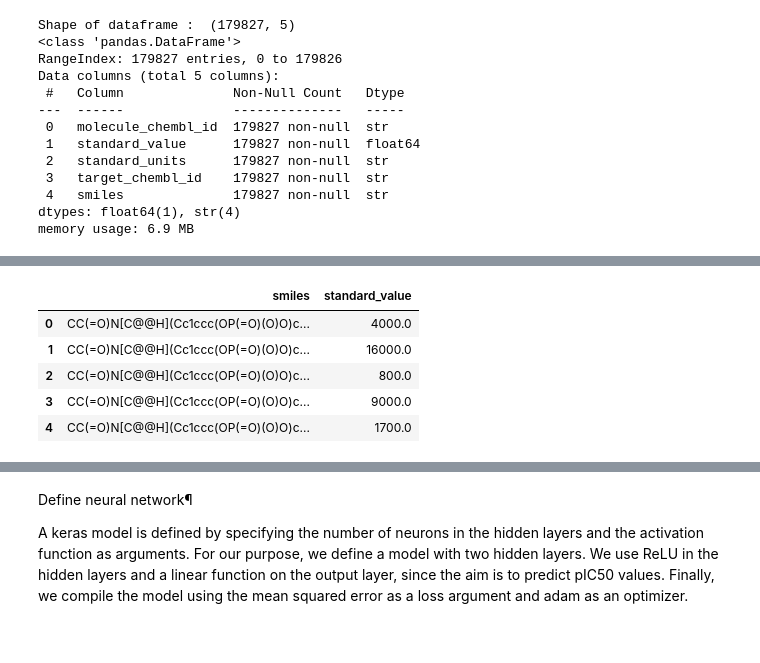
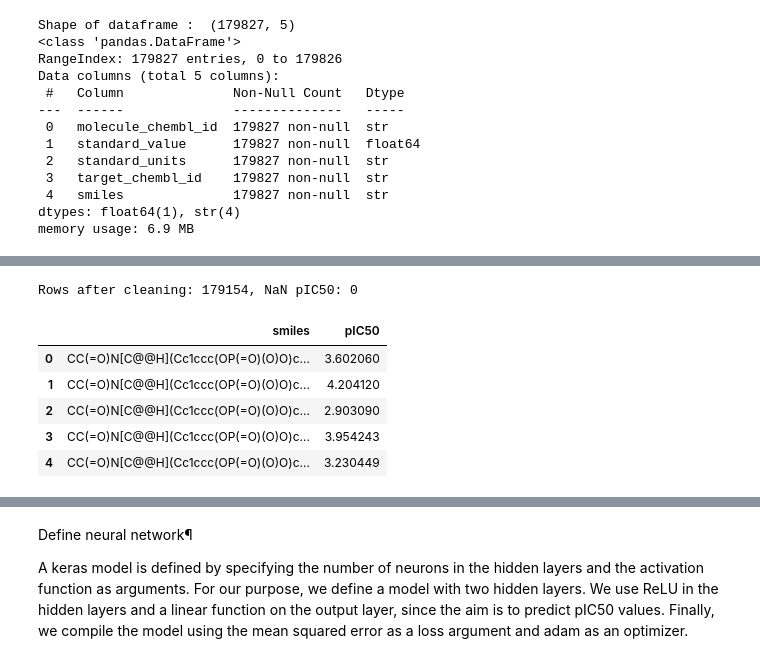
Before and after one commit to gutheb/datascience_open, a Jupyter notebook: mainnotebook.ipynb, the cells around one changed output, grey strips where cells are left out. Drawn from its saved outputs; the diff is of its cells as text; code cells hidden in the pictures.

```diff
--- a/mainnotebook.ipynb
+++ b/mainnotebook.ipynb
@@ -58,14 +58,24 @@ df.head()
 | 3 | CHEMBL13462 | 9000.0 | nM | CHEMBL267 | CC(=O)N[C@@H](Cc1ccc(OP(=O)(O)O)c... |
 | 4 | CHEMBL13462 | 1700.0 | nM | CHEMBL267 | CC(=O)N[C@@H](Cc1ccc(OP(=O)(O)O)c... |
 # %%
-# Keep necessary columns
-chembl_df = df[["smiles", "standard_value"]]
+# Keep necessary columns in needed format and save as csv
+chembl_df = df[["smiles", "standard_value"]].dropna()
+chembl_df = chembl_df[chembl_df["standard_value"] > 0].reset_index(drop=True)
+smiles = []
+pIC50 = []
+for row in chembl_df.itertuples():
+    smiles.append(row.smiles)
+    pIC50.append(np.log10(row.standard_value))
+chembl_df = pd.DataFrame({"smiles": smiles, "pIC50": pIC50})
+chembl_df.to_csv(HERE / "chembl_kinase.csv", index=False)
+print(f"Rows after cleaning: {len(chembl_df)}, NaN pIC50: {chembl_df['pIC50'].isna().sum()}")
 chembl_df.head()
 # NBVAL_CHECK_OUTPUT
 # %% [output]
+Rows after cleaning: 179154, NaN pIC50: 0
-|  | smiles | standard_value |
-| 0 | CC(=O)N[C@@H](Cc1ccc(OP(=O)(O)O)c... | 4000.0 |
-| 1 | CC(=O)N[C@@H](Cc1ccc(OP(=O)(O)O)c... | 16000.0 |
-| 2 | CC(=O)N[C@@H](Cc1ccc(OP(=O)(O)O)c... | 800.0 |
-| 3 | CC(=O)N[C@@H](Cc1ccc(OP(=O)(O)O)c... | 9000.0 |
-| 4 | CC(=O)N[C@@H](Cc1ccc(OP(=O)(O)O)c... | 1700.0 |
+|  | smiles | pIC50 |
+| 0 | CC(=O)N[C@@H](Cc1ccc(OP(=O)(O)O)c... | 3.602060 |
+| 1 | CC(=O)N[C@@H](Cc1ccc(OP(=O)(O)O)c... | 4.204120 |
+| 2 | CC(=O)N[C@@H](Cc1ccc(OP(=O)(O)O)c... | 2.903090 |
+| 3 | CC(=O)N[C@@H](Cc1ccc(OP(=O)(O)O)c... | 3.954243 |
+| 4 | CC(=O)N[C@@H](Cc1ccc(OP(=O)(O)O)c... | 3.230449 |
```
Also changed, not shown: parts of 6 cells of this notebook, 5 other files.
